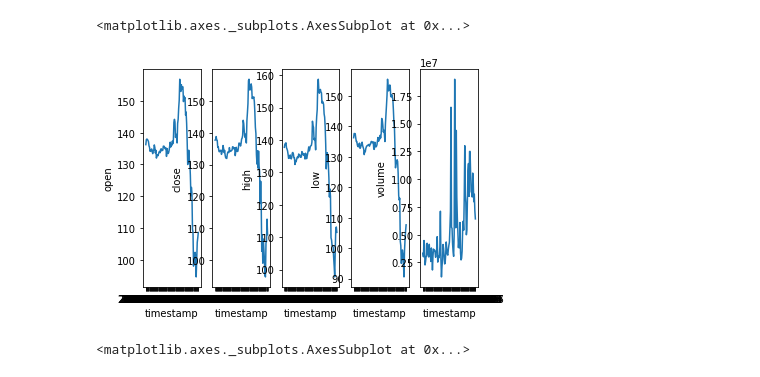
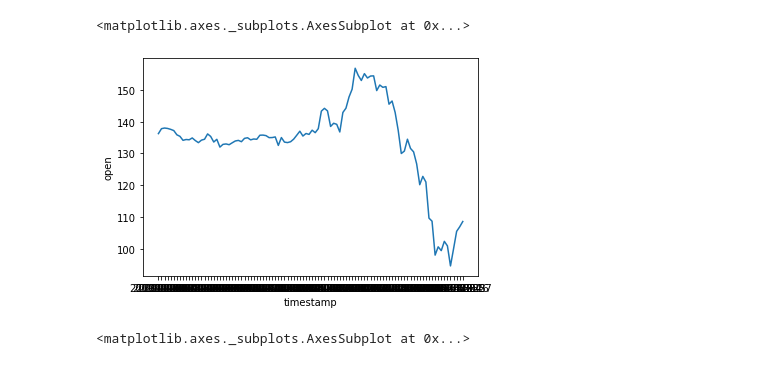
Before and after one commit to 2019aliu/HooHacks2020, a Jupyter notebook: Notebooks/StocksNotebooks/CSVVantageStocks.ipynb, the cells around one changed output. Cells and saved outputs as stored; diff of their text form; code cells hidden in the pictures.

```diff
--- a/Notebooks/StocksNotebooks/CSVVantageStocks.ipynb
+++ b/Notebooks/StocksNotebooks/CSVVantageStocks.ipynb
@@ -12,16 +12,16 @@ monthly_adjusted = pd.read_csv('VantageData/monthly_adjusted_IBM.csv')
 # %%
 # Seaborn Visualizations
 
 # Daily Adjusted
-fig, ax = plt.subplots(1,5)
-sns.lineplot(x='timestamp', y='open', data=daily_adjusted, ax=ax[0])
-sns.lineplot(x='timestamp', y='close', data=daily_adjusted, ax=ax[1])
-sns.lineplot(x='timestamp', y='high', data=daily_adjusted, ax=ax[2])
-sns.lineplot(x='timestamp', y='low', data=daily_adjusted, ax=ax[3])
-sns.lineplot(x='timestamp', y='volume', data=daily_adjusted, ax=ax[4])
+# fig, ax = plt.subplots(1,5)
+sns.lineplot(x='timestamp', y='open', data=daily_adjusted)
+# sns.lineplot(x='timestamp', y='close', data=daily_adjusted, ax=ax[1])
+# sns.lineplot(x='timestamp', y='high', data=daily_adjusted, ax=ax[2])
+# sns.lineplot(x='timestamp', y='low', data=daily_adjusted, ax=ax[3])
+# sns.lineplot(x='timestamp', y='volume', data=daily_adjusted, ax=ax[4])
 # %% [output]
 <matplotlib.axes._subplots.AxesSubplot at 0x...>
-[figure, old version]
+[figure, new version]
 # %%
 # Weekly Adjusted
 fig, ax = plt.subplots(1,5)
```
Also changed, not shown: parts of 1 cell of this notebook, 9 other files.
